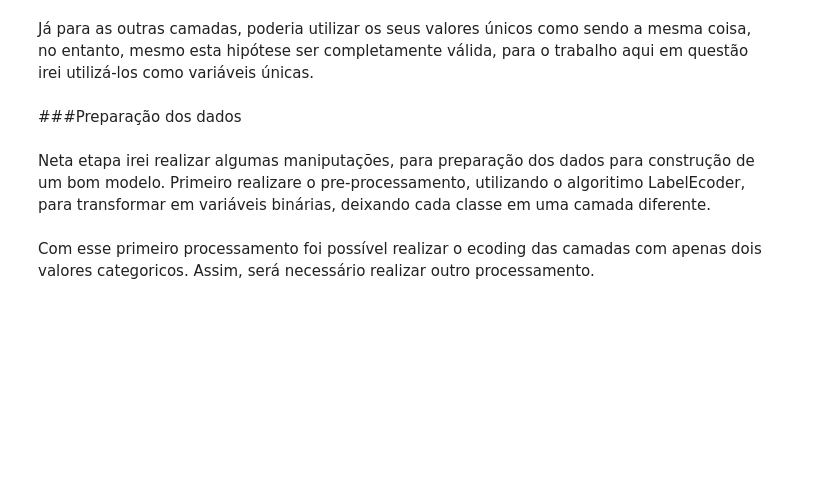
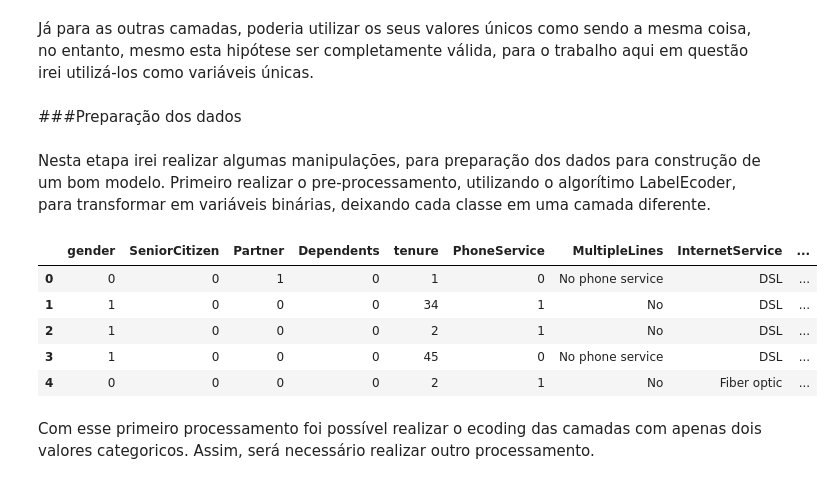
Before and after one commit to jvataidee/MachineLearning, a Jupyter notebook: Churn_Prediction_para_uma_empresa_de_Telecomunicações.ipynb, the cells around one changed output. Drawn from its saved outputs; the diff is of its cells as text; code cells hidden in the pictures; blank space fills up the shorter version.

```diff
--- a/Churn_Prediction_para_uma_empresa_de_Telecomunicações.ipynb
+++ b/Churn_Prediction_para_uma_empresa_de_Telecomunicações.ipynb
@@ -295,7 +295,7 @@ Já para as outras camadas, poderia utilizar os seus valores únicos como sendo
 # %% [markdown]
 ###Preparação dos dados
 # %% [markdown]
-Neta etapa irei realizar algumas maniputações, para preparação dos dados para construção de um bom modelo. Primeiro realizare o pre-processamento, utilizando o algoritimo LabelEcoder, para transformar em variáveis binárias, deixando cada classe em uma camada diferente.
+Nesta etapa irei realizar algumas manipulações, para preparação dos dados para construção de um bom modelo. Primeiro realizar o pre-processamento, utilizando o algorítimo LabelEcoder, para transformar em variáveis binárias, deixando cada classe em uma camada diferente.
 # %%
 #Copiar o dataset
 df_model = df_new.copy()
@@ -314,6 +314,15 @@ label = LabelEncoder()
 
 for i in binary:
   df_model[i] = label.fit_transform(df_model[i])
+# %%
+df_model.head()
+# %% [output]
+|  | gender | SeniorCitizen | Partner | Dependents | tenure | PhoneService | MultipleLines | InternetService | ... |
+| 0 | 0 | 0 | 1 | 0 | 1 | 0 | No phone service | DSL | ... |
+| 1 | 1 | 0 | 0 | 0 | 34 | 1 | No | DSL | ... |
+| 2 | 1 | 0 | 0 | 0 | 2 | 1 | No | DSL | ... |
+| 3 | 1 | 0 | 0 | 0 | 45 | 0 | No phone service | DSL | ... |
+| 4 | 0 | 0 | 0 | 0 | 2 | 1 | No | Fiber optic | ... |
 # %% [markdown]
 Com esse primeiro processamento foi possível realizar o ecoding das camadas com apenas dois valores categoricos. Assim, será necessário realizar outro processamento.
 # %%
```
Also changed, not shown: parts of 10 cells of this notebook.
